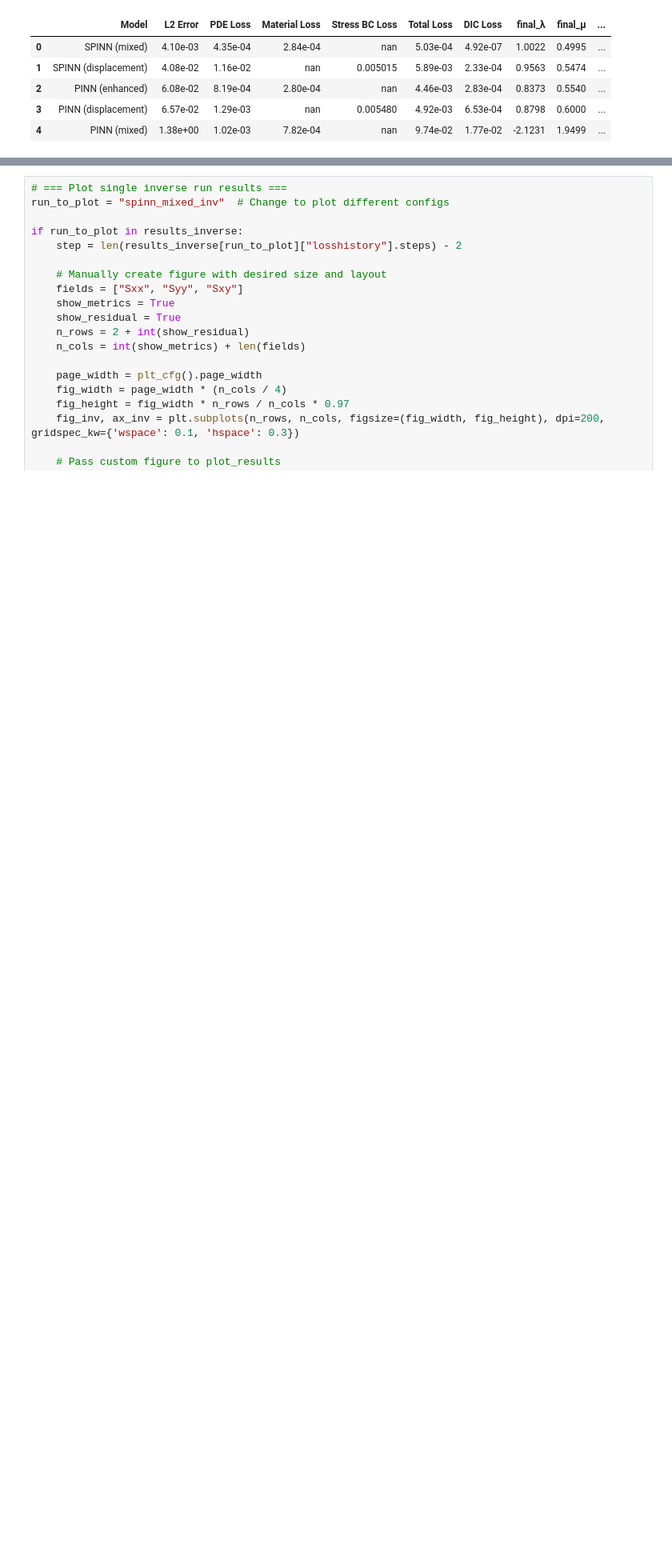
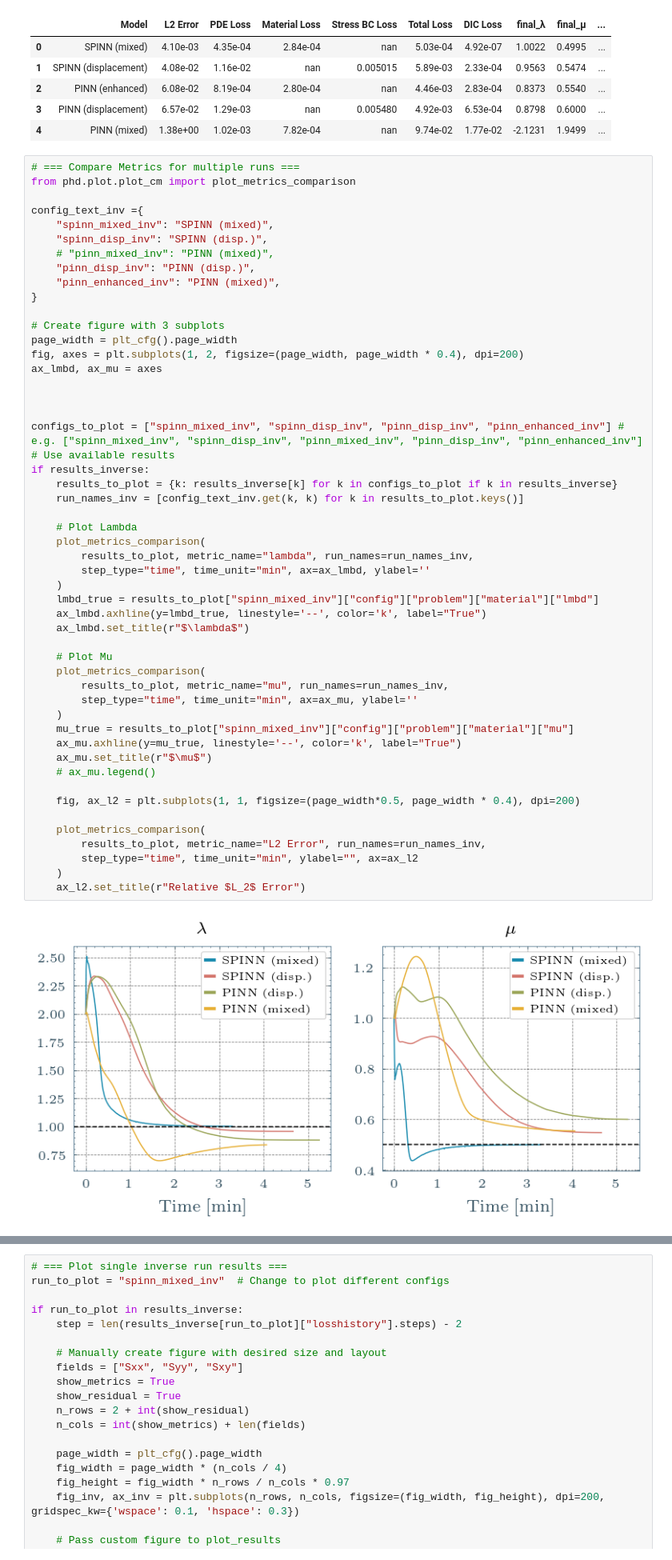
Before and after one commit to bonneted/PhD, a Jupyter notebook: chapters/III_ImprovingPINNs/04_improving_spinn_ap.ipynb, the cells around one changed output, grey strips where cells are left out. Shown at 80% size. Cells and saved outputs as stored; diff of their text form; blank space fills up the shorter version.

Commit message:
inverse comparaison plots

```diff
--- a/chapters/III_ImprovingPINNs/04_improving_spinn_ap.ipynb
+++ b/chapters/III_ImprovingPINNs/04_improving_spinn_ap.ipynb
@@ -385,3 +390,56 @@ else:
 | 2 | PINN (enhanced) | 6.08e-02 | 8.19e-04 | 2.80e-04 | nan | 4.46e-03 | 2.83e-04 | 0.8373 | 0.5540 | ... |
 | 3 | PINN (displacement) | 6.57e-02 | 1.29e-03 | nan | 0.005480 | 4.92e-03 | 6.53e-04 | 0.8798 | 0.6000 | ... |
 | 4 | PINN (mixed) | 1.38e+00 | 1.02e-03 | 7.82e-04 | nan | 9.74e-02 | 1.77e-02 | -2.1231 | 1.9499 | ... |
+# %%
+# === Compare Metrics for multiple runs ===
+from phd.plot.plot_cm import plot_metrics_comparison
+
+config_text_inv ={
+    "spinn_mixed_inv": "SPINN (mixed)",
+    "spinn_disp_inv": "SPINN (disp.)",
+    # "pinn_mixed_inv": "PINN (mixed)",
+    "pinn_disp_inv": "PINN (disp.)",
+    "pinn_enhanced_inv": "PINN (mixed)",
+}
+
+# Create figure with 3 subplots
+page_width = plt_cfg().page_width
+fig, axes = plt.subplots(1, 2, figsize=(page_width, page_width * 0.4), dpi=200)
+ax_lmbd, ax_mu = axes
+
+
+
+configs_to_plot = ["spinn_mixed_inv", "spinn_disp_inv", "pinn_disp_inv", "pinn_enhanced_inv"] # e.g. ["spinn_mixed_inv", "spinn_disp_inv", "pinn_mixed_inv", "pinn_disp_inv", "pinn_enhanced_inv"]
+# Use available results
+if results_inverse:
+    results_to_plot = {k: results_inverse[k] for k in configs_to_plot if k in results_inverse}
+    run_names_inv = [config_text_inv.get(k, k) for k in results_to_plot.keys()]
+
+    # Plot Lambda
+    plot_metrics_comparison(
+        results_to_plot, metric_name="lambda", run_names=run_names_inv,
+        step_type="time", time_unit="min", ax=ax_lmbd, ylabel=''
+    )
+    lmbd_true = results_to_plot["spinn_mixed_inv"]["config"]["problem"]["material"]["lmbd"]
+    ax_lmbd.axhline(y=lmbd_true, linestyle='--', color='k', label="True")
+    ax_lmbd.set_title(r"$\lambda$")
+
+    # Plot Mu
+    plot_metrics_comparison(
+        results_to_plot, metric_name="mu", run_names=run_names_inv,
+        step_type="time", time_unit="min", ax=ax_mu, ylabel=''
+    )
+    mu_true = results_to_plot["spinn_mixed_inv"]["config"]["problem"]["material"]["mu"]
+    ax_mu.axhline(y=mu_true, linestyle='--', color='k', label="True")
+    ax_mu.set_title(r"$\mu$")
+    # ax_mu.legend()
+
+    fig, ax_l2 = plt.subplots(1, 1, figsize=(page_width*0.5, page_width * 0.4), dpi=200)
+
+    plot_metrics_comparison(
+        results_to_plot, metric_name="L2 Error", run_names=run_names_inv,
+        step_type="time", time_unit="min", ylabel="", ax=ax_l2
+    )
+    ax_l2.set_title(r"Relative $L_2$ Error")
+# %% [output]
+[figure, added]
```
Also changed, not shown: parts of 4 cells of this notebook, 2 other files.
